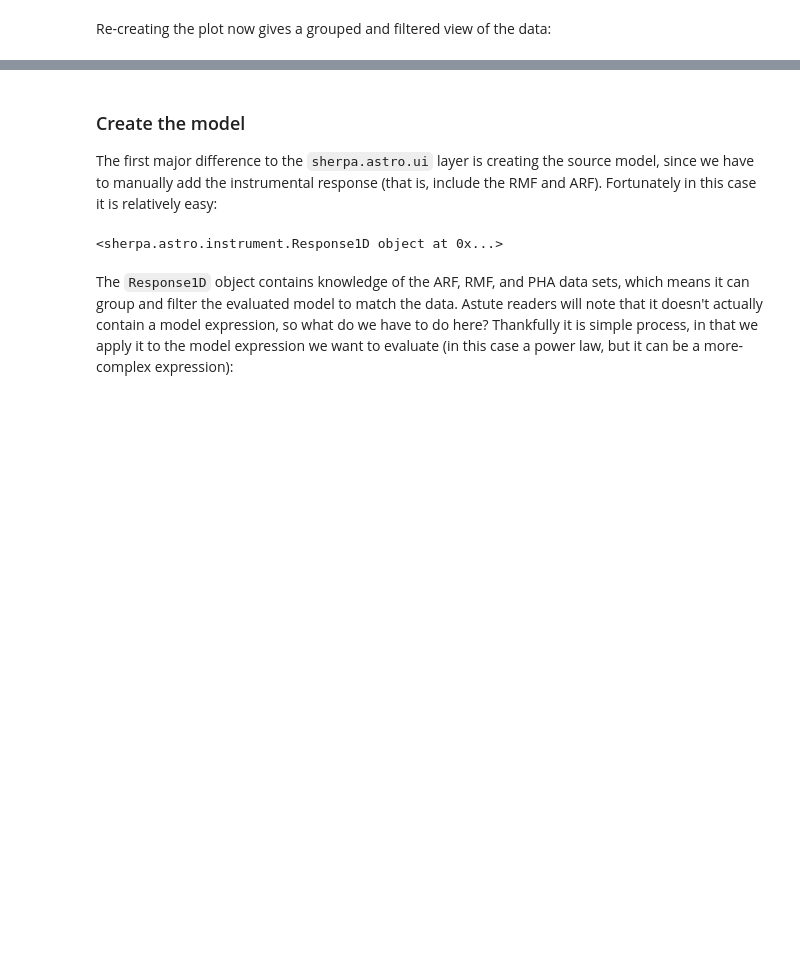
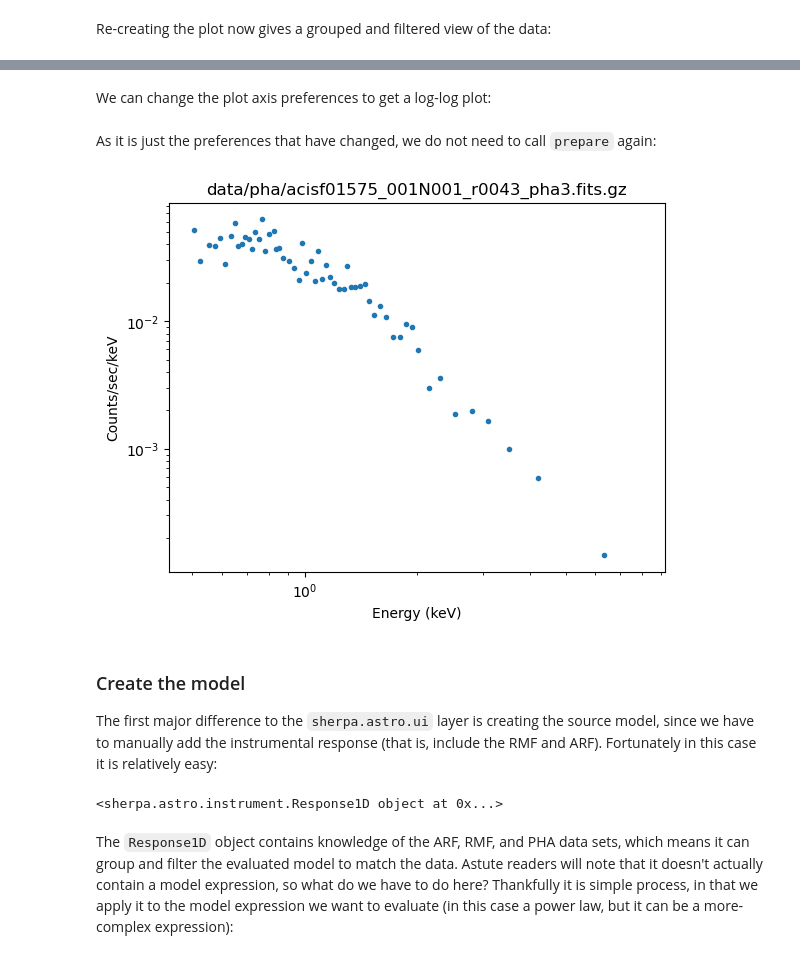
Before and after one commit to DougBurke/sherpa-standalone-notebooks, a Jupyter notebook: 10 Fitting a PHA dataset using the object API.ipynb, the cells around one changed output, grey strips where cells are left out. Saved outputs shown, nothing was run; the diff lists cells and outputs as text; code cells hidden in the pictures; blank space fills up the shorter version.

```diff
--- a/10 Fitting a PHA dataset using the object API.ipynb
+++ b/10 Fitting a PHA dataset using the object API.ipynb
@@ -229,3 +238,14 @@ dplot.plot()
+# %% [markdown]
+We can change the plot axis preferences to get a log-log plot:
+# %%
+dplot.histo_prefs["xlog"] = True
+dplot.histo_prefs["ylog"] = True
+# %% [markdown]
+As it is just the preferences that have changed, we do not need to call `prepare` again:
+# %%
+dplot.plot()
+# %% [output]
+[figure, added]
 # %% [markdown]
 ### Create the model
 
```
Also changed, not shown: parts of 32 cells of this notebook, 13 other files.
